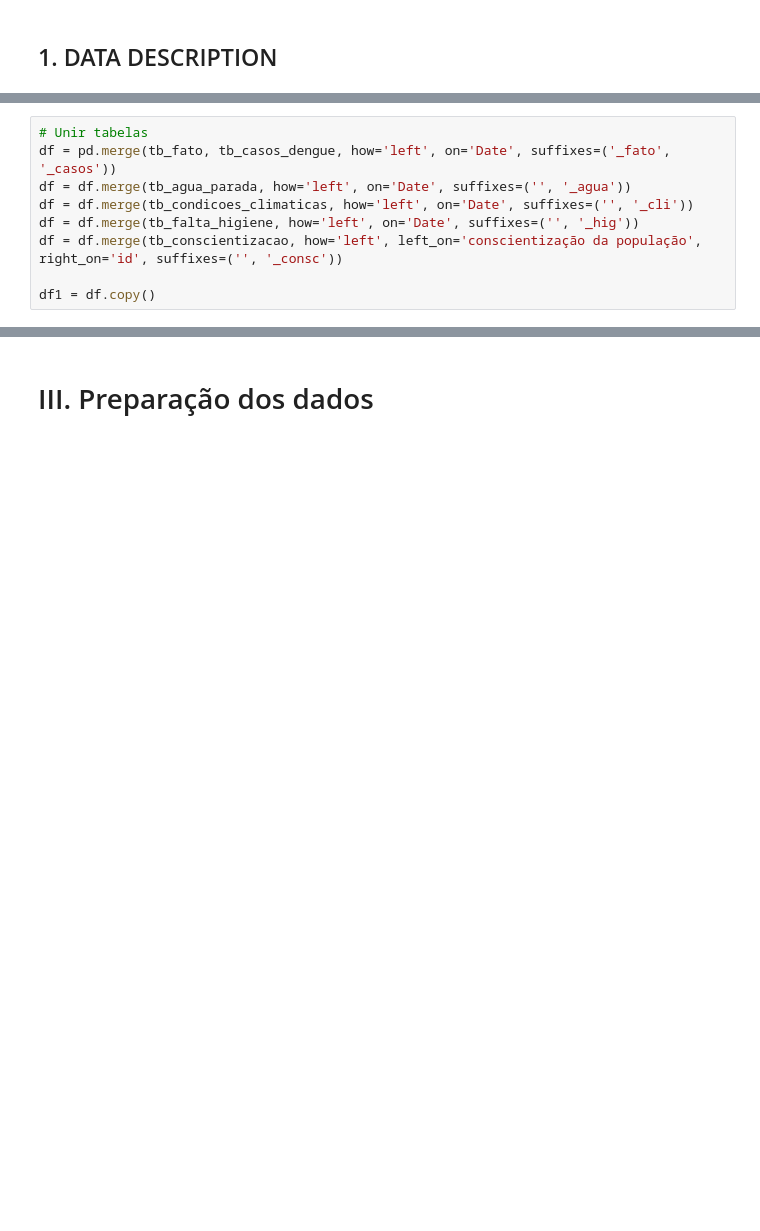
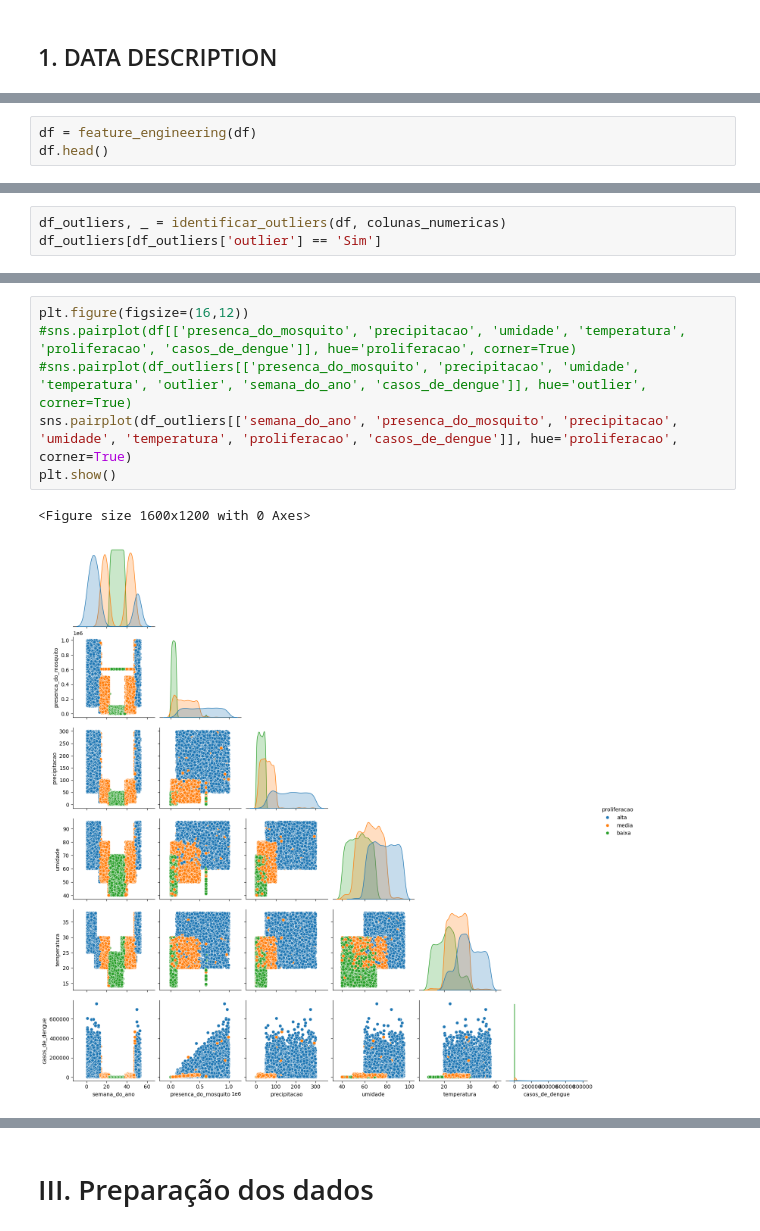
Before and after one commit to paulawehdorn/prever_casos_de_dengue, a Jupyter notebook: notebooks/Hackday_8_melhor.ipynb, the cells around one changed output, grey strips where cells are left out. Cells and saved outputs as stored; diff of their text form; blank space fills up the shorter version.

```diff
--- a/notebooks/Hackday_8_melhor.ipynb
+++ b/notebooks/Hackday_8_melhor.ipynb
@@ -160,9 +259,0 @@ Date 	| identificador único da loja;
-# %%
-# Unir tabelas
-df = pd.merge(tb_fato, tb_casos_dengue, how='left', on='Date', suffixes=('_fato', '_casos'))
-df = df.merge(tb_agua_parada, how='left', on='Date', suffixes=('', '_agua'))
-df = df.merge(tb_condicoes_climaticas, how='left', on='Date', suffixes=('', '_cli'))
-df = df.merge(tb_falta_higiene, how='left', on='Date', suffixes=('', '_hig'))
-df = df.merge(tb_conscientizacao, how='left', left_on='conscientização da população', right_on='id', suffixes=('', '_consc'))
-
-df1 = df.copy()
@@ -504,0 +316,3 @@ plt.show()
+# %%
+df = feature_engineering(df)
+df.head()
@@ -504,0 +326,3 @@ plt.show()
+# %%
+df_outliers, _ = identificar_outliers(df, colunas_numericas)
+df_outliers[df_outliers['outlier'] == 'Sim']
@@ -504,0 +454,9 @@ plt.show()
+# %%
+plt.figure(figsize=(16,12))
+#sns.pairplot(df[['presenca_do_mosquito', 'precipitacao', 'umidade', 'temperatura', 'proliferacao', 'casos_de_dengue']], hue='proliferacao', corner=True)
+#sns.pairplot(df_outliers[['presenca_do_mosquito', 'precipitacao', 'umidade', 'temperatura', 'outlier', 'semana_do_ano', 'casos_de_dengue']], hue='outlier', corner=True)
+sns.pairplot(df_outliers[['semana_do_ano', 'presenca_do_mosquito', 'precipitacao', 'umidade', 'temperatura', 'proliferacao', 'casos_de_dengue']], hue='proliferacao', corner=True)
+plt.show()
+# %% [output]
+<Figure size 1600x1200 with 0 Axes>
+[figure, added]
```
Also changed, not shown: parts of 201 cells of this notebook, 3 other files.
